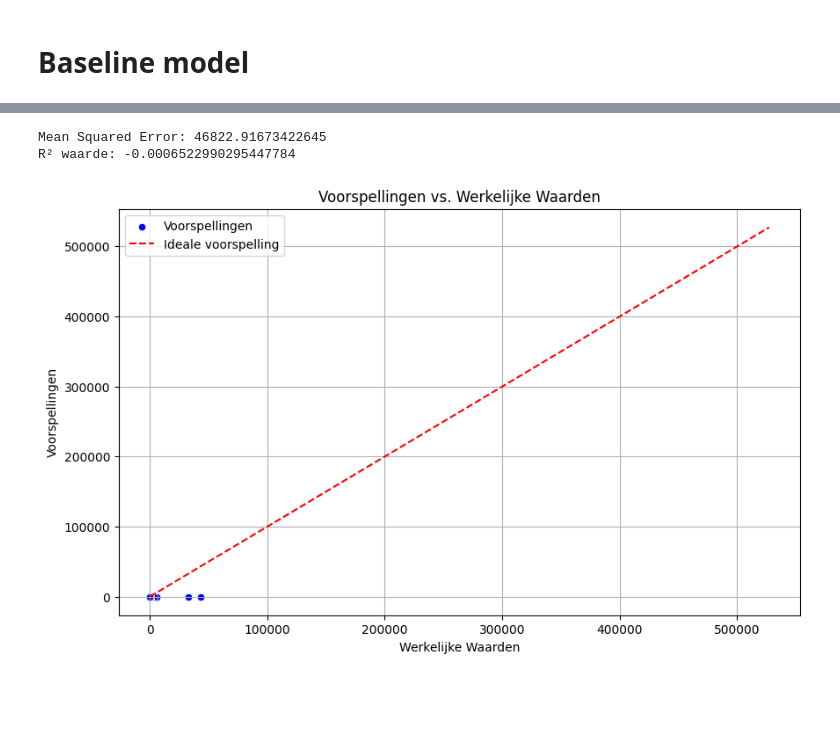
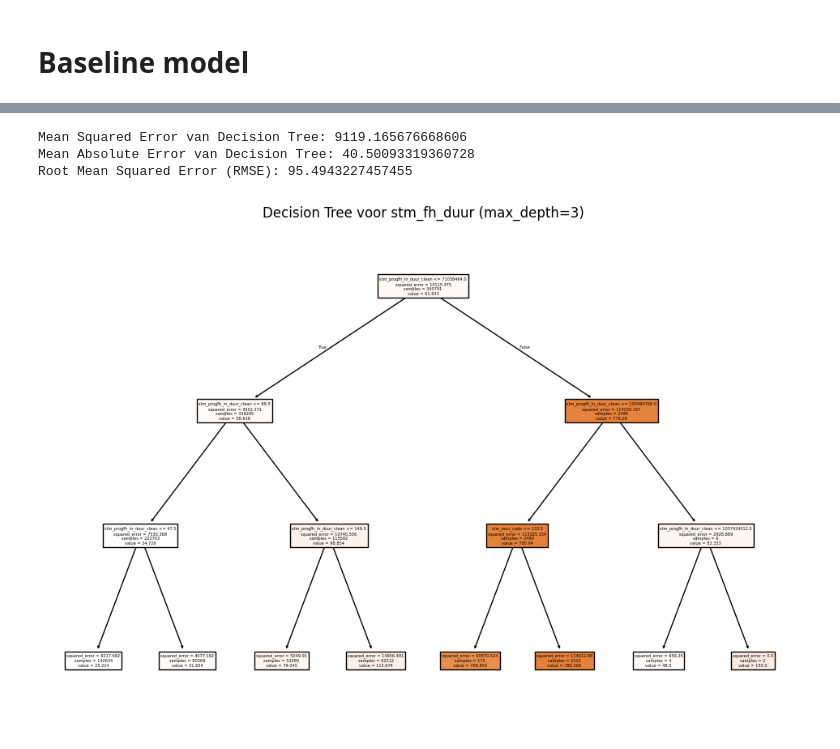
Before and after one commit to JackPieper/DDB2024, a Jupyter notebook: DDB_2024_project.ipynb, the cells around one changed output, grey strips where cells are left out. Cells and saved outputs as stored; diff of their text form; code cells hidden in the pictures; blank space fills up the shorter version.

```diff
--- a/DDB_2024_project.ipynb
+++ b/DDB_2024_project.ipynb
@@ -63,15 +64,12 @@ df = drop_columns(df, columns_to_drop)
 # Clean the data (handle missing values, remove columns with excessive NaNs)
 df, avg_list, mode_list = clean_data(df)
 
-# Filter de data op rijen met een totale_functiehersteltijd van tussen de 5 mins en 8 uur.
-df = filter_data(df)
+# Preprocess the data
+df = preprocess_data(df)
 
 # Save the cleaned data to a new CSV (optional)
 save_data(df, 'final_db_cleaned.csv')
 
-# Display results (optional)
-print("Data cleaning complete.")
-print("Columns filled with averages: ", avg_list)
-print("Columns filled with mode: ", mode_list)
-print("Cleaned dataframe shape: ", df.shape)
+# Optionally display results
+print("Data cleaning and preprocessing complete.")
 # %% [output]
@@ -218,9 +160,0 @@ Mean Absolute Error (MAE): 89.88614494740474
-# %%
-# Check if the baseline prediction matches the actual time
-df['correct_prediction'] = df['stm_fh_duur'] == df['baseline_fh_duur']
-
-# Calculate the accuracy in percentage
-accuracy = df['correct_prediction'].mean() * 100
-
-# Print the accuracy
-print(f'Accuracy of the baseline model: {accuracy:.2f}%')
@@ -238,40 +192,38 @@ df['stm_progfh_in_duur_clean'] = df['stm_progfh_in_duur_clean'].fillna(df['stm_p
 # %%
 # Onafhankelijke variabelen (X) en afhankelijke variabele (y)
 X = df[['stm_progfh_in_duur_clean', 'stm_oorz_code']]
-y = df['stm_fh_duur']
+y = df['target']
 
 # Splitsen van de dataset
 X_train, X_test, y_train, y_test = train_test_split(X, y, test_size=0.2, random_state=42)
 
-# Lineair regressiemodel aanmaken
-model = LinearRegression()
+# Decision Tree Regressor aanmaken met beperkte diepte
+dt_model = DecisionTreeRegressor(max_depth=3, random_state=42)
 
 # Train het model
-model.fit(X_train, y_train)
+dt_model.fit(X_train, y_train)
 
 # Maak voorspellingen op de testset
-y_pred = model.predict(X_test)
+y_pred_dt = dt_model.predict(X_test)
 
 # Bereken de evaluatiestatistieken
-mse = mean_squared_error(y_test, y_pred)
-r2 = r2_score(y_test, y_pred)
+mse_dt = mean_squared_error(y_test, y_pred_dt)
+mae_dt = mean_absolute_error(y_test, y_pred_dt)
+rmse_dt = np.sqrt(mse_dt)
 
-print(f'Mean Squared Error: {mse}')
-print(f'R² waarde: {r2}')
+print(f'Mean Squared Error van Decision Tree: {mse_dt}')
+print(f'Mean Absolute Error van Decision Tree: {mae_dt}')
+print("Root Mean Squared Error (RMSE):", rmse_dt)
 
-# Plot de voorspellingen
-plt.figure(figsize=(10, 6))
-sns.scatterplot(x=y_test, y=y_pred, color='blue', label='Voorspellingen')
-plt.plot([y.min(), y.max()], [y.min(), y.max()], color='red', linestyle='--', label='Ideale voorspelling')
-plt.title('Voorspellingen vs. Werkelijke Waarden')
-plt.xlabel('Werkelijke Waarden')
-plt.ylabel('Voorspellingen')
-plt.legend()
-plt.grid(True)
+# Visualiseer de Decision Tree
+plt.figure(figsize=(12, 8))
+plot_tree(dt_model, feature_names=X.columns, filled=True)
+plt.title('Decision Tree voor stm_fh_duur (max_depth=3)')
 plt.show()
 # %% [output]
-Mean Squared Error: 46822.91673422645
-R² waarde: -0.0006522990295447784
+Mean Squared Error van Decision Tree: 9119.165676668606
+Mean Absolute Error van Decision Tree: 40.50093319360728
+Root Mean Squared Error (RMSE): 95.4943227457455
-[figure, old version]
+[figure, new version]
 # %%
 # Onafhankelijke variabelen (X) en afhankelijke variabele (y)
```
Also changed, not shown: parts of 20 cells of this notebook, 1 other file.
